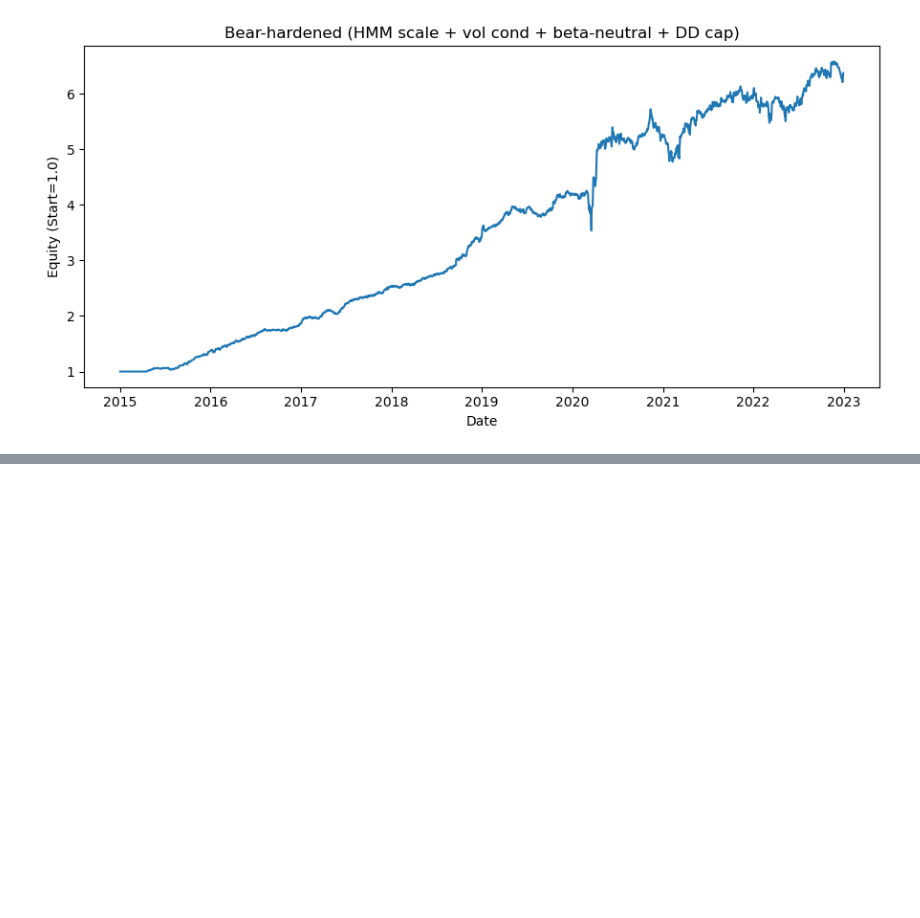
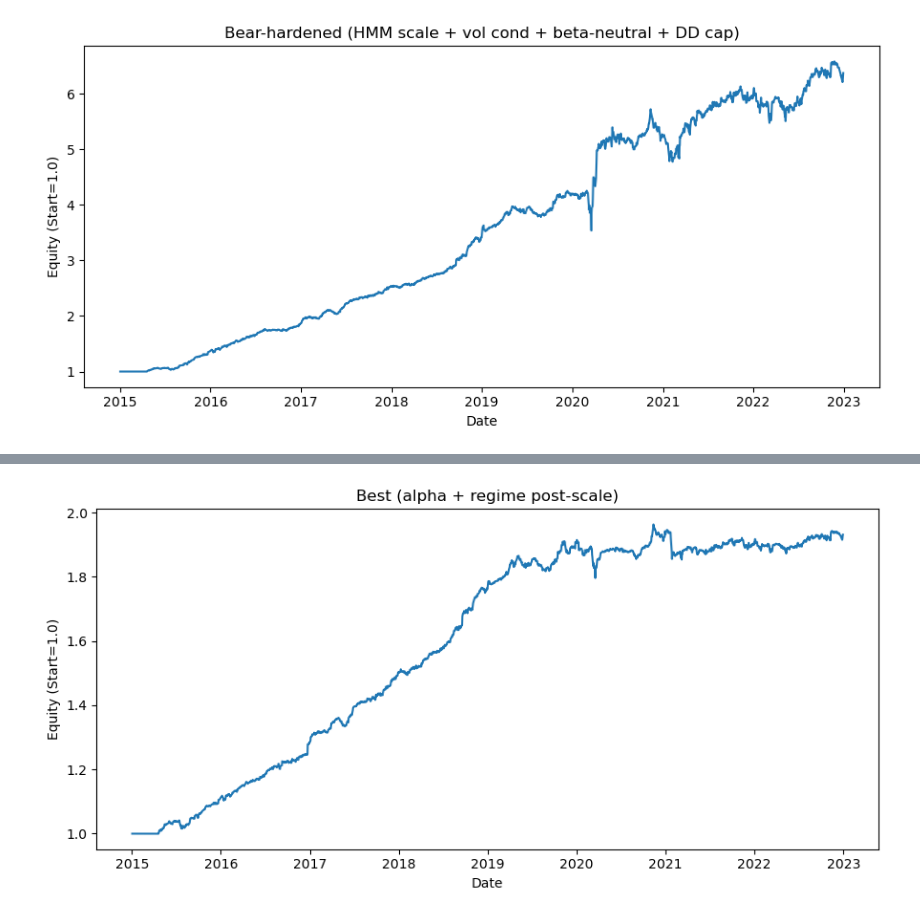
Before and after one commit to spurs7216/US-equity, a Jupyter notebook: hmm_alpha.ipynb, the cells around one changed output, grey strips where cells are left out. Drawn from its saved outputs; the diff is of its cells as text; code cells hidden in the pictures; blank space fills up the shorter version.

```diff
--- a/hmm_alpha.ipynb
+++ b/hmm_alpha.ipynb
@@ -75,0 +109,70 @@ turnover:0.3095229054211536
+# %%
+from grid_search_with_regime import grid_search_with_post_weights
+from regime_post_scale import regime_post_scale
+from quality_kinked import make_kinked_quality_fn
+from alpha_maco_plus_gpu import alpha_ema_crossover_gpu as alpha_fn
+
+# 1) Alpha param grid (no defaults hidden)
+alpha_grid  = {
+    "fast_span": [4],
+    "slow_span": [9],
+    "atr_span":  [30, 36],
+    "threshold_q": [0.90,0.95],
+    'mad_k' : [2.0,1.8],
+    "top_frac":   [0.1,0.15,0.05],
+    "min_keep":   [180],
+    "stale_span": [5],
+    "stale_std_bp": [1.0],
+    "hard_cap_abs_return": [0.8],
+    "smooth_span": [2],
+    "device": ["cuda"],             # for GPU alpha; drop for CPU alpha
+}
+
+# 2) Regime post-scaling grid (HMM + Kalman + innovation gate)
+regime_grid = {
+    "mode": ["dynamic"],                 # or "fixed"
+    "roll": [252, 126],
+    "q_lo": [0.35, 0.40], "q_hi": [0.60, 0.65],
+    "kf_q": [5e-5, 1e-4], "kf_r": [5e-4, 1e-3],
+    "z_gate": [2.0, 2.5], "floor": [0.3, 0.4],
+}
+
+# 3) Kinked quality function (tune as you like)
+cfg = {
+    "sharpe":     {"range": (1.5, 1.8), "m_below": -8.0, "m_in": 1.5, "m_above": 0.2},
+    "turnover":   {"range": (0.25, 3), "higher_is_better": False, "m_below": -8.0, "m_in": 1.5, "m_above": 0.2},
+    "max_weight": {"range": (0.05, 0.0), "higher_is_better": False, "m_below": -8.0, "m_in": 1.5, "m_above": 0.2},
+    "tot_return": {"range": (2, 2.5), "m_below": -8.0, "m_in": 1.5, "m_above": 0.2},
+}
+quality_fn = make_kinked_quality_fn(cfg)
+
+# 4) Fixed kwargs & plumbing
+alpha_static = dict(close=close, volume=volume)
+mw_kwargs = dict(gross_exposure=1.0, cap_per_name=0.01, neutralize=True,
+                 method="zscore", mask=build_tradable_mask(close, volume, 1.0, 1.0), min_names=50)
+bt_kwargs = dict(cost_bps=2)
+vt_kwargs = dict(target_ann_vol=0.10, lookback=60, max_leverage=3.0)
+
+# 5) Run the joint grid
+results_df, best = grid_search_with_post_weights(
+    alpha_fn=alpha_fn,
+    alpha_grid=alpha_grid,
+    regime_post_grid=regime_grid,
+    close=close, volume=volume,
+    make_weights_fn=make_weights, make_weights_kwargs=mw_kwargs,
+    backtest_fn=backtest_long_short, backtest_kwargs=bt_kwargs,
+    vol_target_fn=vol_target_weights, vol_target_kwargs=vt_kwargs,
+    post_weights_fn=regime_post_scale, post_weights_base_kwargs=dict(close=close),
+    returns=close.pct_change(fill_method=None),
+    quality_fn=quality_fn,
+    alpha_static_kwargs=alpha_static,
+    progress=True,
+    save_csv="./grid_results_regime.csv",
+    return_artifacts=True
+)
+
+print("Best alpha params:", best["alpha_params"])
+print("Best regime params:", best["regime_params"])
+print("Best metrics:", best["metrics"])
+plot_equity_curve(best["ret_net"], title="Best (alpha + regime post-scale)")
+# %% [output]
@@ -75,0 +196 @@ turnover:0.3095229054211536
+[figure, added]
```
Also changed, not shown: parts of 3 cells of this notebook, 3 other files.
